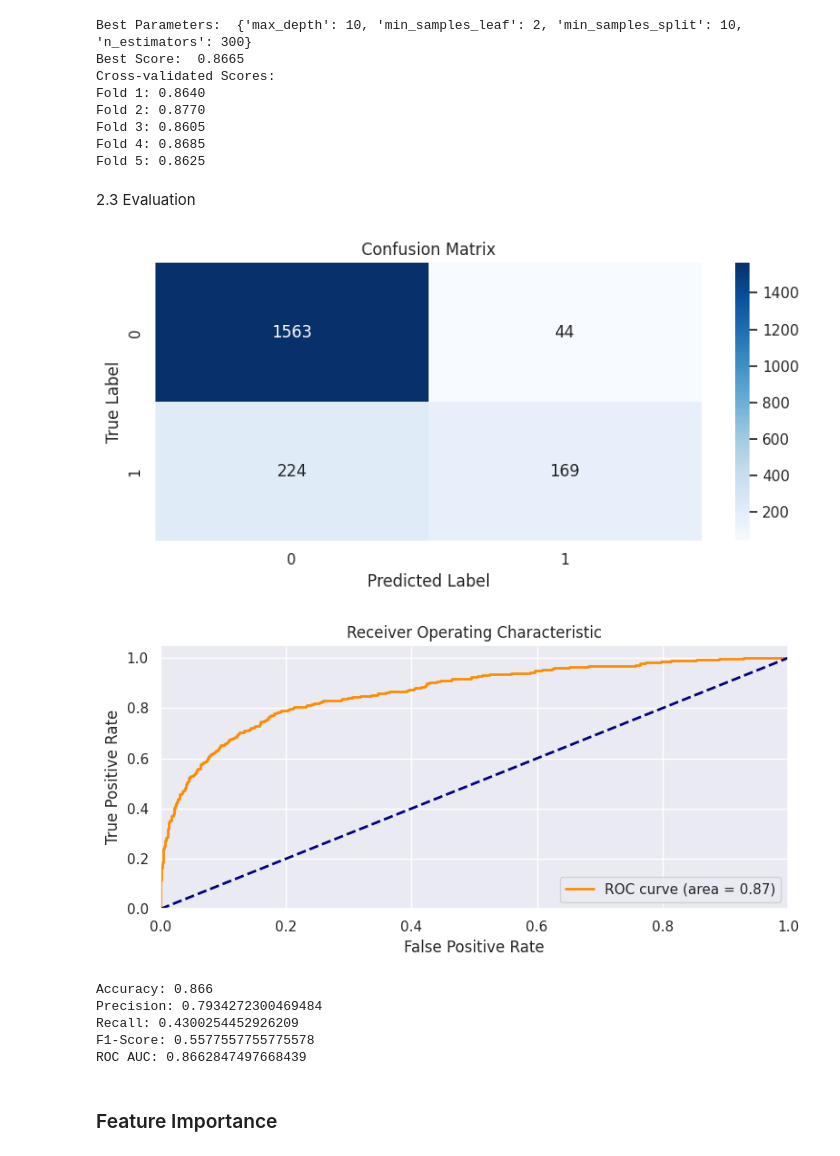
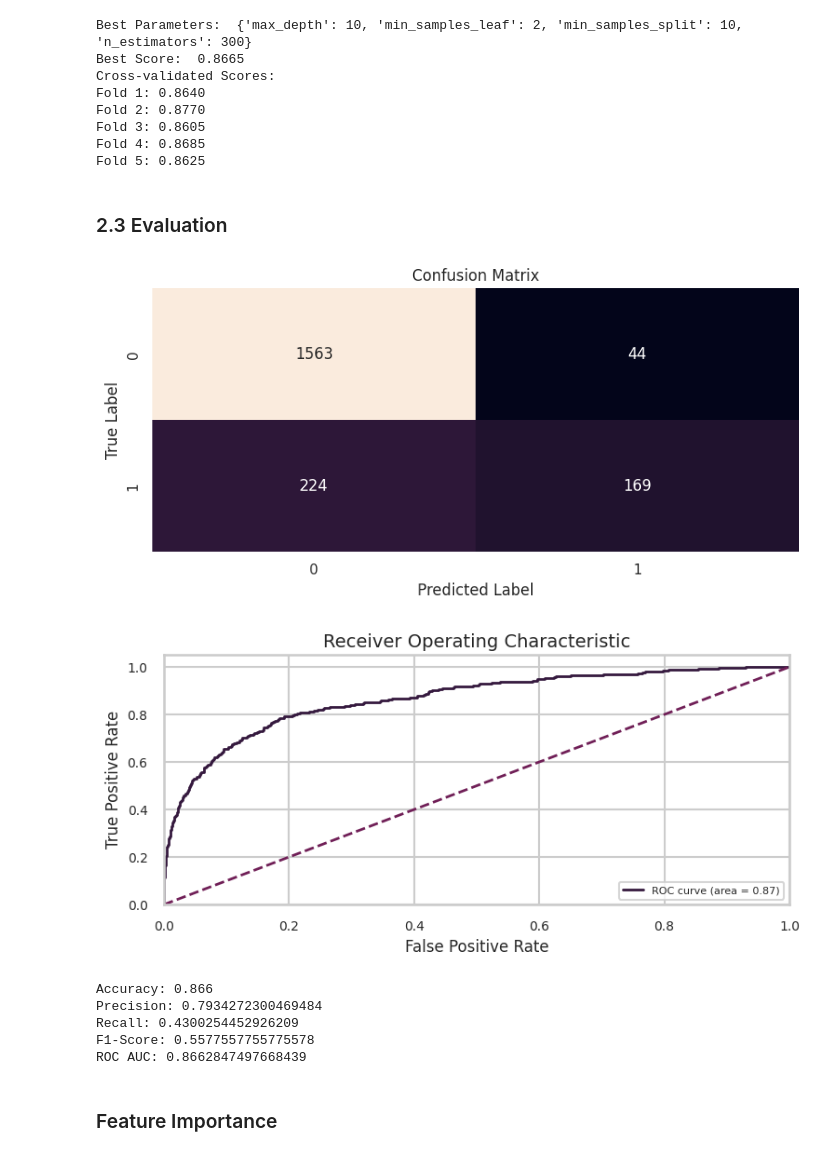
Before and after one commit to laizaparizotto/churn-prediction-kedro, a Jupyter notebook: churn-prediction/notebooks/model_training.ipynb, the cells around one changed output. Cells and saved outputs as stored; diff of their text form; code cells hidden in the pictures.

```diff
--- a/churn-prediction/notebooks/model_training.ipynb
+++ b/churn-prediction/notebooks/model_training.ipynb
@@ -228,7 +229,7 @@ Fold 3: 0.8605
 Fold 4: 0.8685
 Fold 5: 0.8625
 # %% [markdown]
-2.3 Evaluation
+### 2.3 Evaluation
 # %%
 # Load the data
 df_features_second_loop = pd.read_csv('../data/04_feature/features_second_loop.csv')
@@ -263,38 +264,40 @@ roc_auc = roc_auc_score(y_test, y_pred_proba)
 confusion_mat = confusion_matrix(y_test, y_pred)
 
 # Plot confusion matrix using seaborn
 format_seaborn_plots()
 sns.set()
-sns.heatmap(confusion_mat, annot=True, fmt='d', cmap='Blues')
+#plt.figure(figsize=(6,4))
+sns.heatmap(confusion_mat, annot=True, fmt='d', cmap="rocket", cbar=False)
 plt.title("Confusion Matrix")
 plt.xlabel("Predicted Label")
 plt.ylabel("True Label")
 plt.show()
 
 # Generate ROC curve data
 fpr, tpr, thresholds = roc_curve(y_test, y_pred_proba)
 
 # Plot ROC curve
 sns.set()
-plt.plot(fpr, tpr, color='darkorange', lw=2, label='ROC curve (area = %0.2f)' % roc_auc)
-plt.plot([0, 1], [0, 1], color='navy', lw=2, linestyle='--')
+format_seaborn_plots()
+plt.plot(fpr, tpr, lw=2, label='ROC curve (area = %0.2f)' % roc_auc)
+plt.plot([0, 1], [0, 1], lw=2, linestyle='--')
 plt.xlim([0.0, 1.0])
 plt.ylim([0.0, 1.05])
 plt.xlabel('False Positive Rate')
 plt.ylabel('True Positive Rate')
 plt.title('Receiver Operating Characteristic')
 plt.legend(loc="lower right")
 plt.show()
 
 # Print evaluation metrics
 print("Accuracy:", accuracy)
 print("Precision:", precision)
 print("Recall:", recall)
 print("F1-Score:", f1)
 print("ROC AUC:", roc_auc)
 # %% [output]
-[figure, old version]
+[figure, new version]
-[figure, old version]
+[figure, new version]
 Accuracy: 0.866
 Precision: 0.7934272300469484
 Recall: 0.4300254452926209
```
Also changed, not shown: parts of 5 cells of this notebook, 3 other files.
